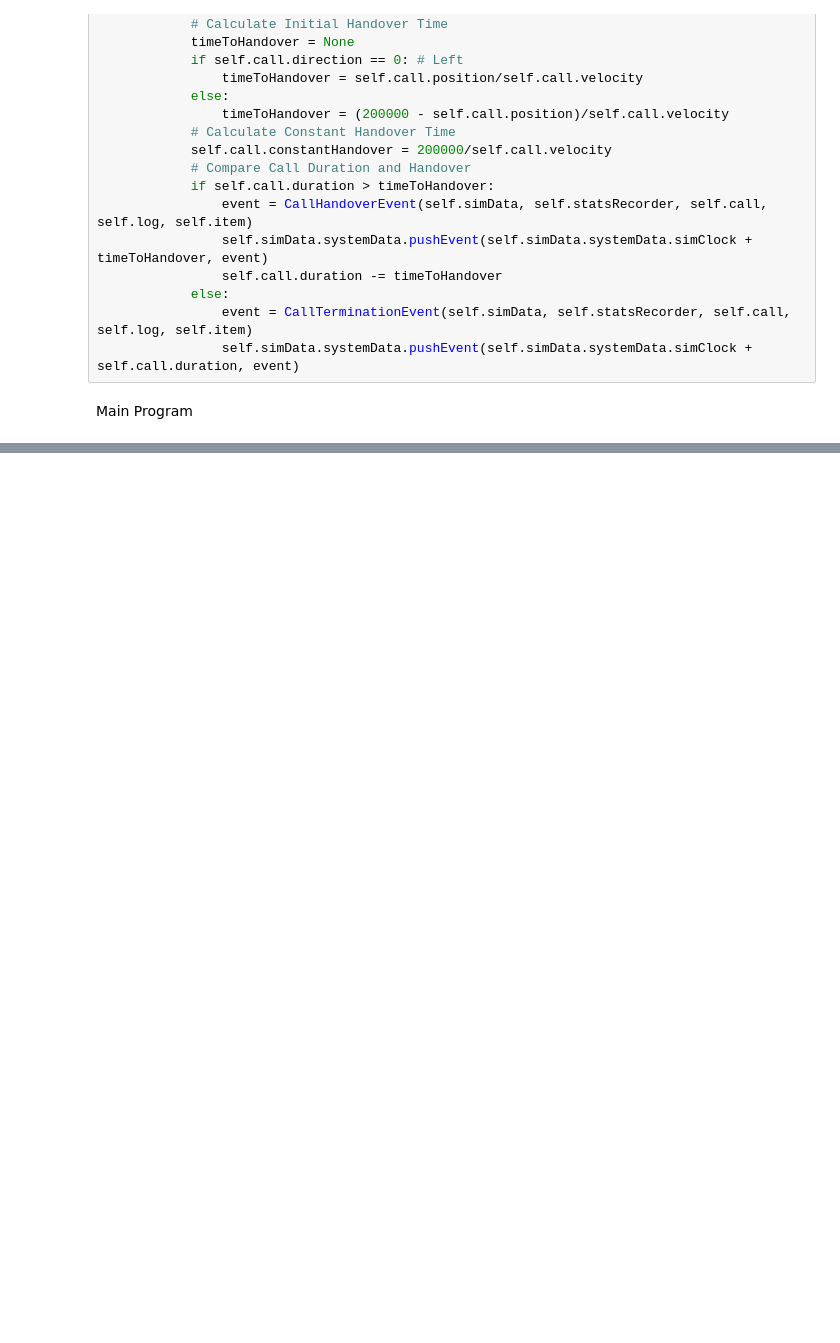
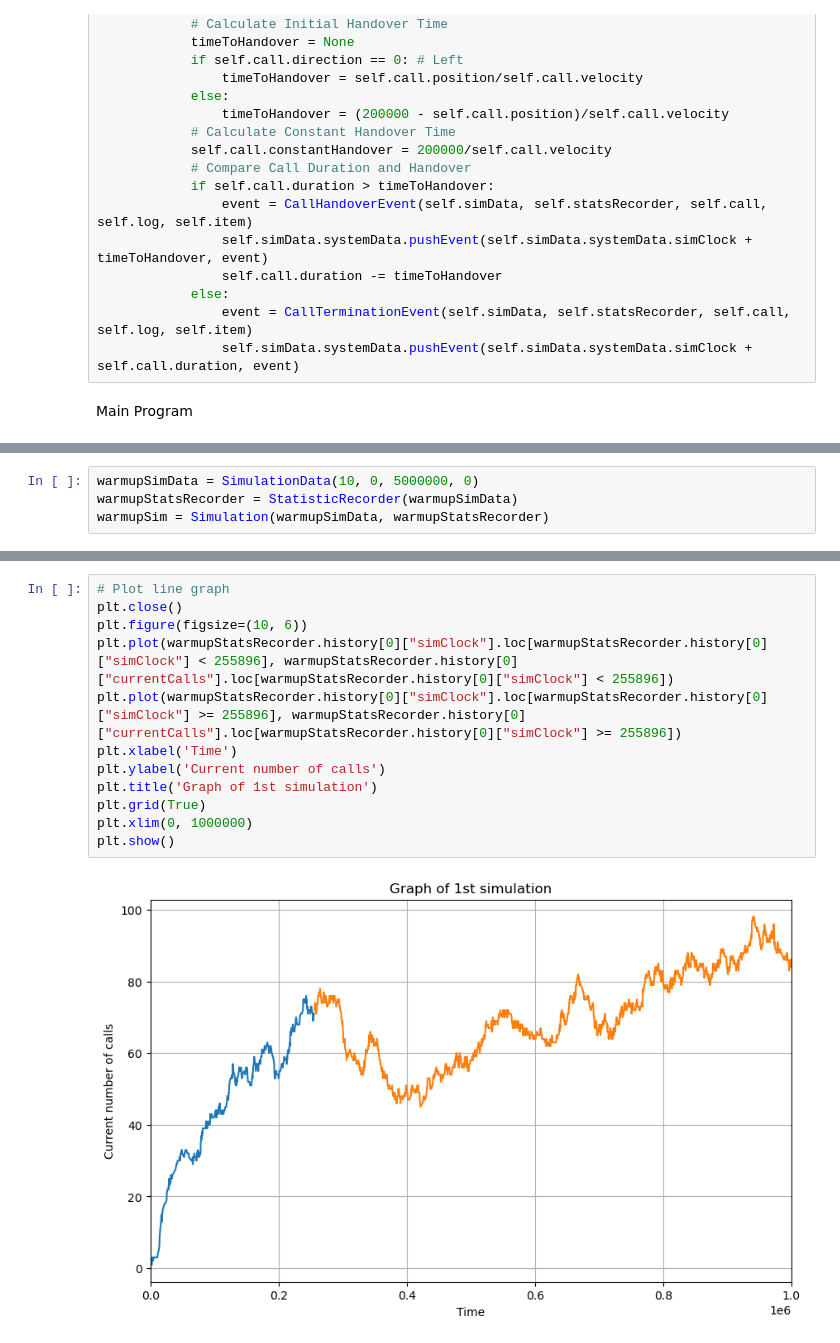
Before and after one commit to sojs-coding/HighwayCallSim, a Jupyter notebook: SC4054 Simulation.ipynb, the cells around one changed output, grey strips where cells are left out. Drawn from its saved outputs; the diff is of its cells as text; blank space fills up the shorter version.

```diff
--- a/SC4054 Simulation.ipynb
+++ b/SC4054 Simulation.ipynb
@@ -361,0 +404,4 @@ Begin Simulation Test Run
+# %%
+warmupSimData = SimulationData(10, 0, 5000000, 0)
+warmupStatsRecorder = StatisticRecorder(warmupSimData)
+warmupSim = Simulation(warmupSimData, warmupStatsRecorder)
@@ -361,0 +447,14 @@ Begin Simulation Test Run
+# %%
+# Plot line graph
+plt.close()
+plt.figure(figsize=(10, 6))
+plt.plot(warmupStatsRecorder.history[0]["simClock"].loc[warmupStatsRecorder.history[0]["simClock"] < 255896], warmupStatsRecorder.history[0]["currentCalls"].loc[warmupStatsRecorder.history[0]["simClock"] < 255896])
+plt.plot(warmupStatsRecorder.history[0]["simClock"].loc[warmupStatsRecorder.history[0]["simClock"] >= 255896], warmupStatsRecorder.history[0]["currentCalls"].loc[warmupStatsRecorder.history[0]["simClock"] >= 255896])
+plt.xlabel('Time')
+plt.ylabel('Current number of calls')
+plt.title('Graph of 1st simulation')
+plt.grid(True)
+plt.xlim(0, 1000000)
+plt.show()
+# %% [output]
+[figure, added]
```
Also changed, not shown: parts of 35 cells of this notebook.
